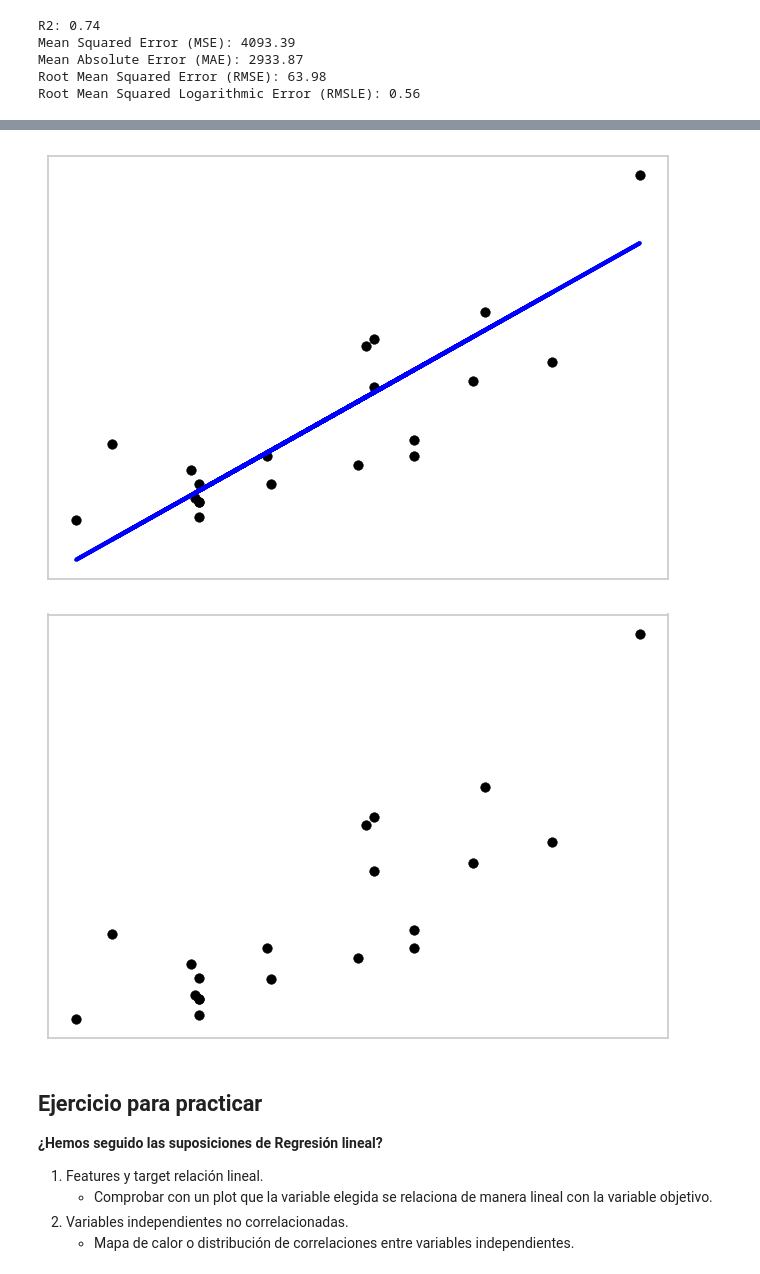
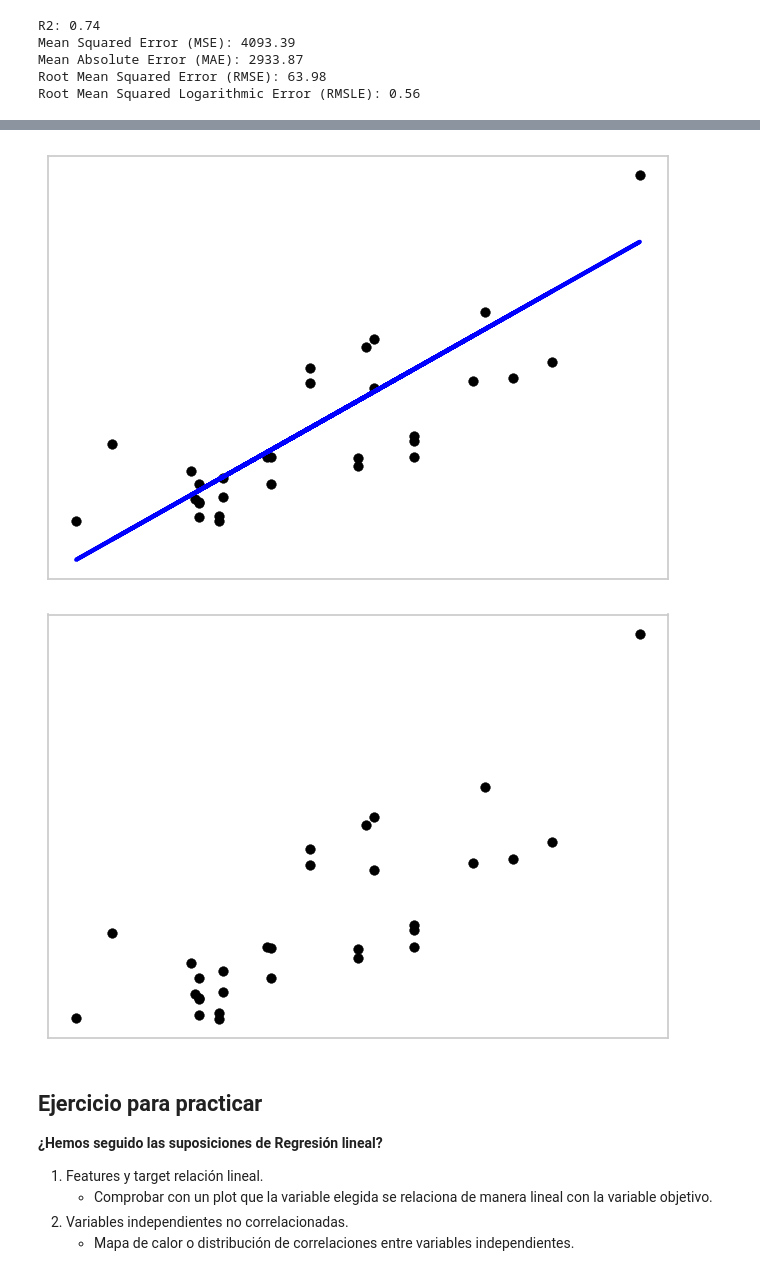
Before and after one commit to mysticBel/machine_learning_labs, a Jupyter notebook: parte2/Regresion Lineal.ipynb, the cells around one changed output, grey strips where cells are left out. Drawn from its saved outputs; the diff is of its cells as text; code cells hidden in the pictures.

```diff
--- a/parte2/Regresion Lineal.ipynb
+++ b/parte2/Regresion Lineal.ipynb
@@ -398,15 +399,20 @@ Notes:
 'Omnibus y Prob(Omnibus): Idealmente, valores p altos (ej. > 0.05) indican que los residuos son normales.\nDurbin-Watson: Valores cercanos a 2 indican que no hay autocorrelación.\nJarque-Bera y Prob(J ...
 # %%
 # Plot
+# Reentrenar el modelo (fue sobrescrito en la celda de cross-validation)
+regr = linear_model.LinearRegression()
+regr.fit(X_train, y_train)
+car_y_pred = regr.predict(X_test)
+
 plt.scatter(X_test, y_test, color="black")
 plt.plot(X_test, car_y_pred, color="blue", linewidth=3)
 
 plt.xticks(())
 plt.yticks(())
 
 plt.show()
 # %% [output]
-[figure, old version]
+[figure, new version]
 # %%
 plt.scatter(car_y_pred, y_test, color="black")
 plt.xticks(())
@@ -414,7 +420,7 @@ plt.yticks(())
 
 plt.show()
 # %% [output]
-[figure, old version]
+[figure, new version]
 # %% [markdown]
 ## Ejercicio para practicar
 
```
Also changed, not shown: parts of 11 cells of this notebook.
